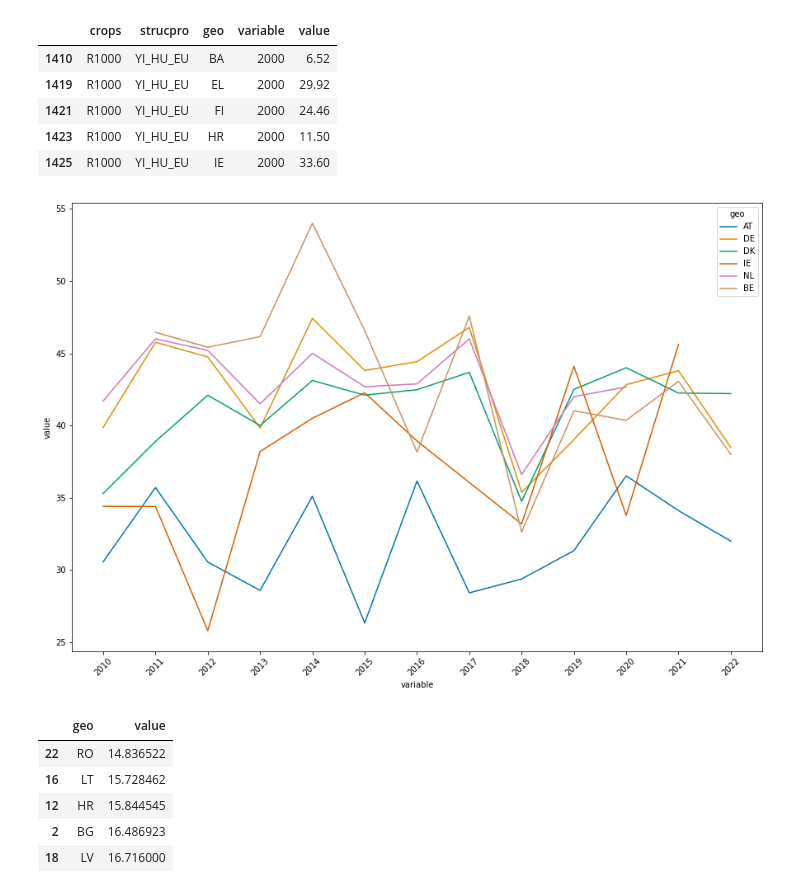
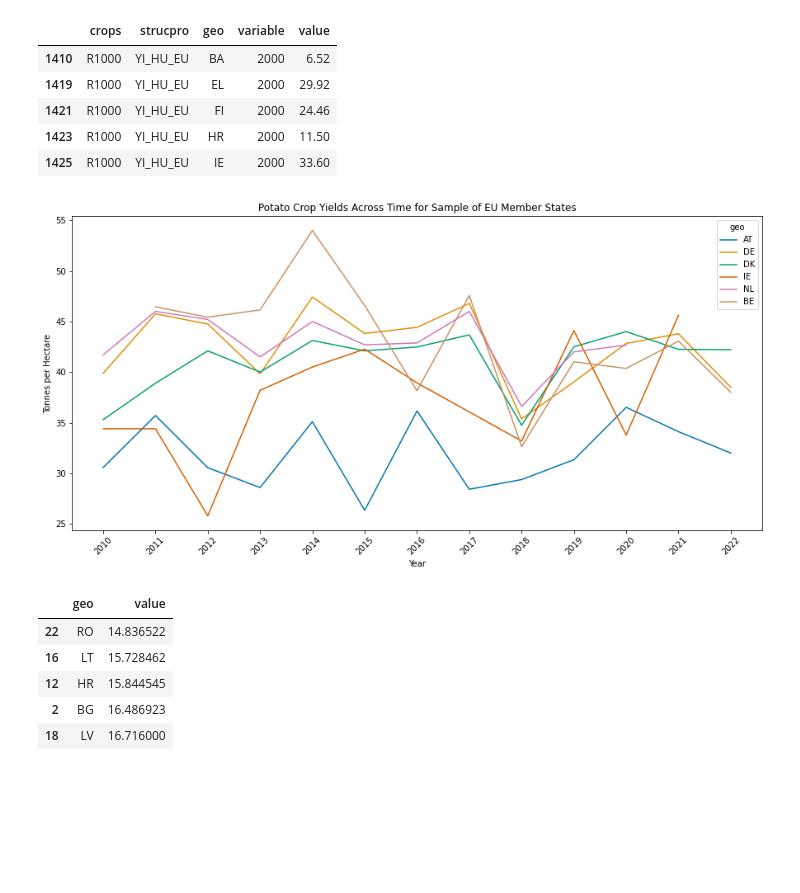
Before and after one commit to sba22206/semester1_ca2, a Jupyter notebook: Statistics.ipynb, the cells around one changed output. Saved outputs shown, nothing was run; the diff lists cells and outputs as text; code cells hidden in the pictures; blank space fills up the shorter version.

Commit message:
Update Statistics.ipynb
Updated graphs and saved them as png files.

```diff
--- a/Statistics.ipynb
+++ b/Statistics.ipynb
@@ -126,17 +126,22 @@ yields_long_potatoes_sample = yields_long_potatoes[(yields_long_potatoes.geo.isi
     ['AT', 'BE', 'DE', 'DK', 'IE', 'NL'])) &
                                                    (yields_long_potatoes.variable >= '2010')]
 # %%
-f, ax = plt.subplots(figsize = (15, 10))
+f, ax = plt.subplots(figsize = (15, 7))
 
 sns.set_palette('colorblind')
 
 ax = sns.lineplot(x = 'variable', y = 'value', hue = 'geo', data = yields_long_potatoes_sample)
 
 plt.setp(ax.get_xticklabels(), rotation = 45)
 
-plt.show()
+plt.xlabel('Year')
+plt.ylabel('Tonnes per Hectare')
+plt.title('Potato Crop Yields Across Time for Sample of EU Member States')
+
+#plt.show()
+plt.savefig('C:\\Users\\justi\\OneDrive\\Documents\\MSc Data Analytics\\Semester 1 - CA 2\\Plots\\figure1.png')
 # %% [output]
-[figure, old version]
+[figure, new version]
 # %%
 yields_potatoes_eu = yields_long_potatoes[yields_long_potatoes.geo.isin(eu27_codes)]
 # %%
```
Also changed, not shown: parts of 13 cells of this notebook.
